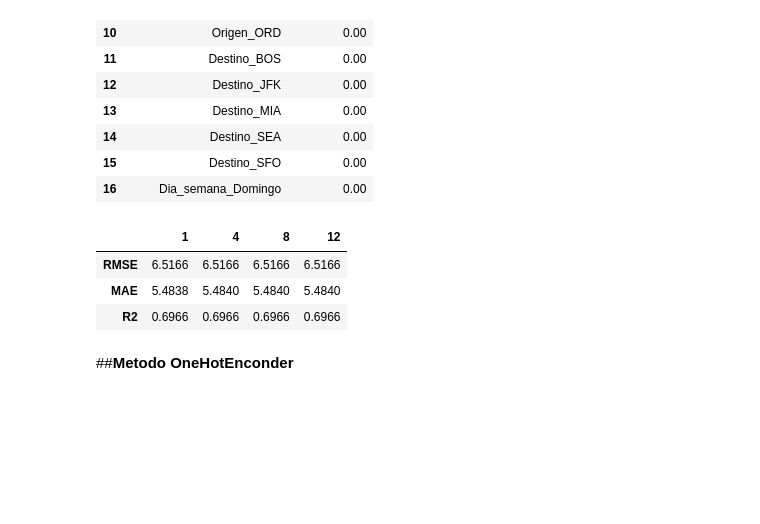
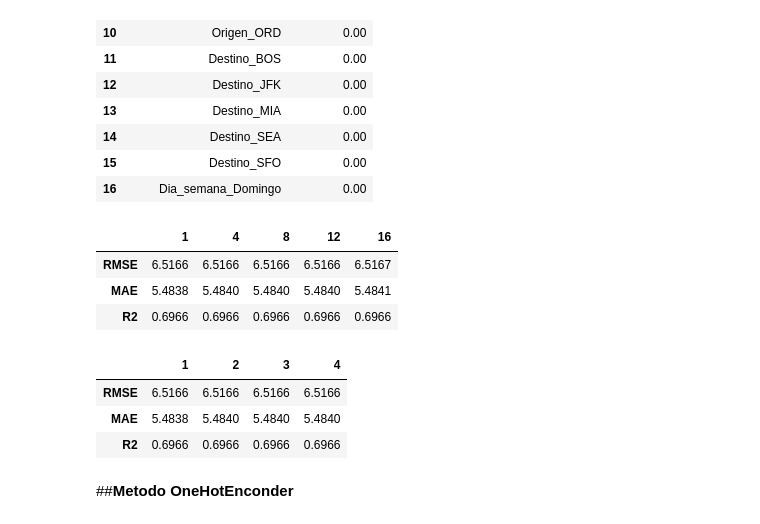
Before and after one commit to Ivan8Garcia/Proyecto_NoCountry, a Jupyter notebook: Vuelos.ipynb, the cells around one changed output. Drawn from its saved outputs; the diff is of its cells as text; code cells hidden in the pictures; blank space fills up the shorter version.

```diff
--- a/Vuelos.ipynb
+++ b/Vuelos.ipynb
@@ -529,23 +529,43 @@ feature_importances
 # %%
 resultados=pd.DataFrame(index=["RMSE","MAE","R2"])
 model_features=RandomForestRegressor(max_depth=5,random_state=42)
-ct_features= [i if i !=0 else 1 for i in range(0,16,4)]
+ct_features= [i if i !=0 else 1 for i in range(0,17,4)]
 
 for i in ct_features:
   selected_features= feature_importances["Features"].values[:i]
   X_train_sel= X_train[selected_features]
   X_test_sel= X_test[selected_features]
   model_features.fit(X_train_sel,y_train)
   y_pred=model_features.predict(X_test_sel)
   metricas=calcular_regresion(y_test,y_pred)
   resultados[i]= list(metricas.values())
 
 resultados
 # %% [output]
-|  | 1 | 4 | 8 | 12 |
-| RMSE | 6.5166 | 6.5166 | 6.5166 | 6.5166 |
-| MAE | 5.4838 | 5.4840 | 5.4840 | 5.4840 |
-| R2 | 0.6966 | 0.6966 | 0.6966 | 0.6966 |
+|  | 1 | 4 | 8 | 12 | 16 |
+| RMSE | 6.5166 | 6.5166 | 6.5166 | 6.5166 | 6.5167 |
+| MAE | 5.4838 | 5.4840 | 5.4840 | 5.4840 | 5.4841 |
+| R2 | 0.6966 | 0.6966 | 0.6966 | 0.6966 | 0.6966 |
+# %%
+resultados=pd.DataFrame(index=["RMSE","MAE","R2"])
+model_features=RandomForestRegressor(max_depth=5,random_state=42)
+ct_features=  range(1,5)
+
+for i in ct_features:
+  selected_features= feature_importances["Features"].values[:i]
+  X_train_sel= X_train[selected_features]
+  X_test_sel= X_test[selected_features]
+  model_features.fit(X_train_sel,y_train)
+  y_pred=model_features.predict(X_test_sel)
+  metricas=calcular_regresion(y_test,y_pred)
+  resultados[i]= list(metricas.values())
+
+resultados
+# %% [output]
+|  | 1 | 2 | 3 | 4 |
+| RMSE | 6.5166 | 6.5166 | 6.5166 | 6.5166 |
+| MAE | 5.4838 | 5.4840 | 5.4840 | 5.4840 |
+| R2 | 0.6966 | 0.6966 | 0.6966 | 0.6966 |
 # %%
 #from sklearn.ensemble import RandomForestClassifier
 #rf= RandomForestClassifier(max_depth = 10, random_state=42)
```
